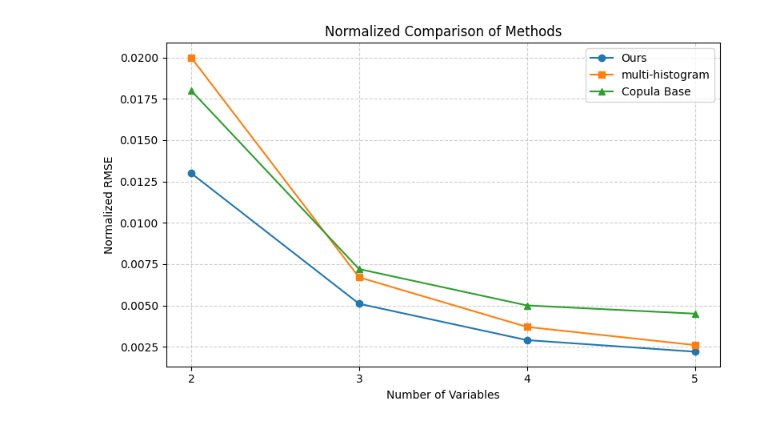
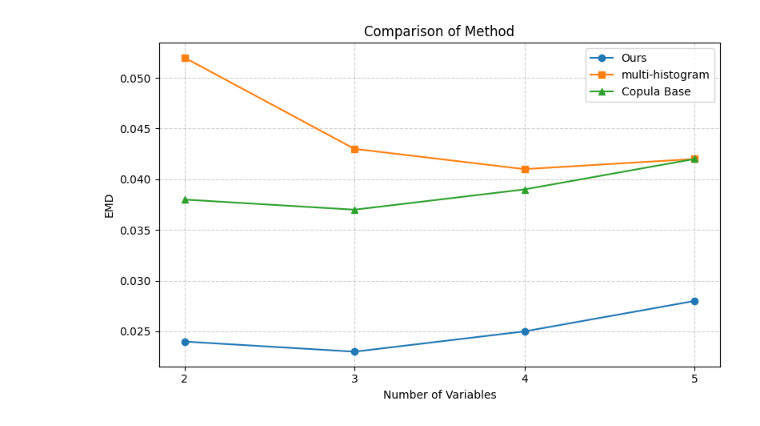
Before and after one commit to hsiaoanlung/CopulaFinal, a Jupyter notebook: RedSeaPlot.ipynb, the cells around one changed output. Cells and saved outputs as stored; diff of their text form; code cells hidden in the pictures.

```diff
--- a/RedSeaPlot.ipynb
+++ b/RedSeaPlot.ipynb
@@ -58,37 +58,25 @@ plt.show()
-# %%
-import matplotlib.pyplot as plt
-import numpy as np
-
-# 資料
-x = np.array([2, 3, 4, 5])  # X軸
-ours_y = np.array([0.013, 0.0051, 0.0029, 0.0022])
-multiHist_y = np.array([0.020, 0.0067, 0.0037, 0.0026])
-copulaBase_y = np.array([0.018, 0.0072, 0.0050, 0.0045])
-
-# 將它們組成一個矩陣方便操作 (3 methods × 4 variables)
-data = np.vstack([ours_y, multiHist_y, copulaBase_y])
-
-# 對每個 x (每一欄) normalize 到 [0,1]
-normalized = data / (data.sum(axis=0) + 1e-8)
-
-# 分別取出 normalize 後的結果
-ours_norm, multiHist_norm, copulaBase_norm = normalized
-
-# 畫線圖
-plt.figure(figsize=(8, 5))
-plt.plot(x, ours_norm, marker='o', label='Ours')
-plt.plot(x, multiHist_norm, marker='s', label='multi-histogram')
-plt.plot(x, copulaBase_norm, marker='^', label='Copula Base')
-
-# 標籤
-plt.xlabel('Number of Variables')
-plt.ylabel('Normalized RMSE')
-plt.title('Normalized Comparison of Methods')
-
-plt.xticks(x)
-plt.legend()
-plt.grid(True, linestyle='--', alpha=0.6)
-plt.tight_layout()
-plt.show()
-# %% [output]
-[figure, removed]
+# %%
+import matplotlib.pyplot as plt
+import numpy as np
+# 資料
+x = np.array([2, 3, 4, 5])
+ours_y = [0.024, 0.023, 0.025, 0.028]
+multiHist_y = [0.052, 0.043, 0.041, 0.042]
+copulaBase_y = [0.038, 0.037, 0.039, 0.042]
+
+plt.figure(figsize=(8, 5))
+plt.plot(x, ours_y, marker='o', label='Ours')
+plt.plot(x, multiHist_y, marker='s', label='multi-histogram')
+plt.plot(x, copulaBase_y, marker='^', label='Copula Base')
+
+plt.xlabel('Number of Variables')
+plt.ylabel('EMD')
+plt.title('Comparison of Method')
+
+plt.xticks(x)
+plt.legend()
+plt.grid(True, linestyle='--', alpha=0.6)
+plt.tight_layout()
+plt.show()
+# %% [output]
+[figure, added]
```
Also changed, not shown: parts of 5 cells of this notebook, 47 other files.
